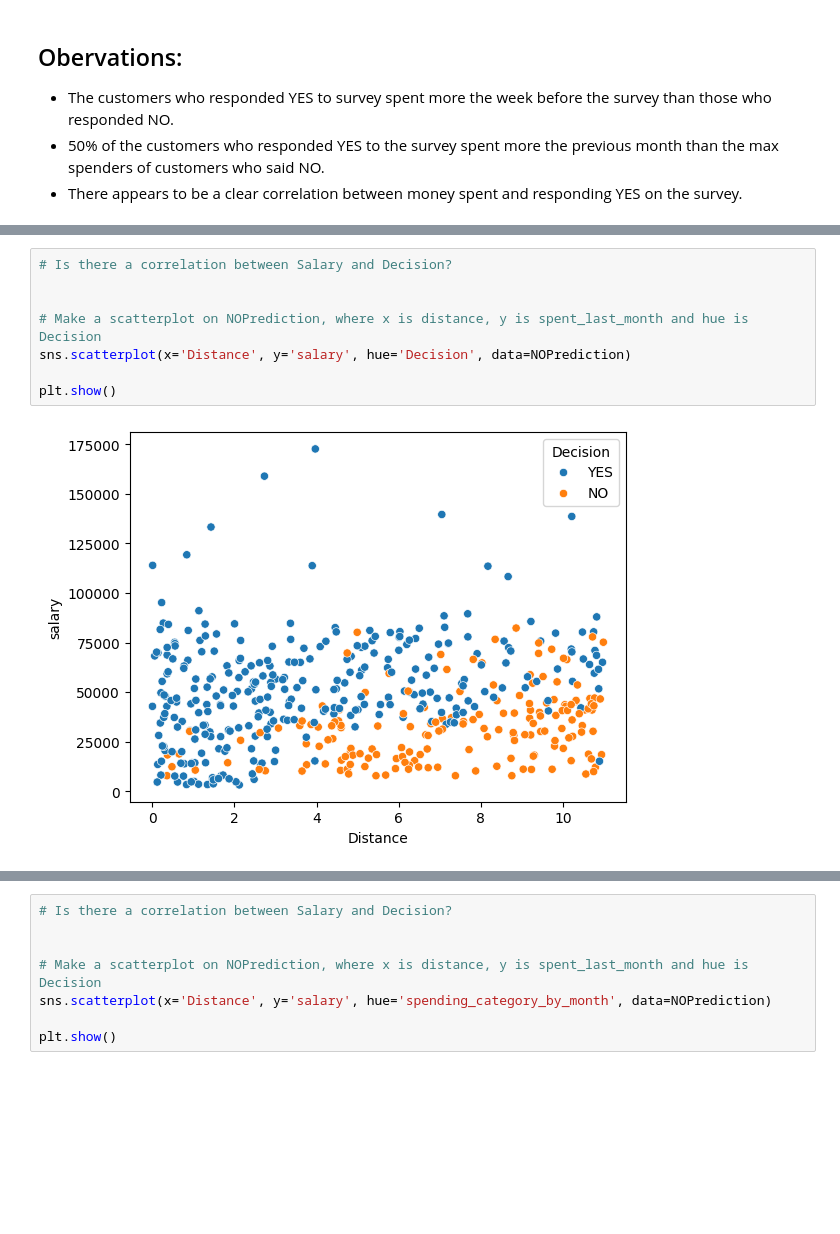
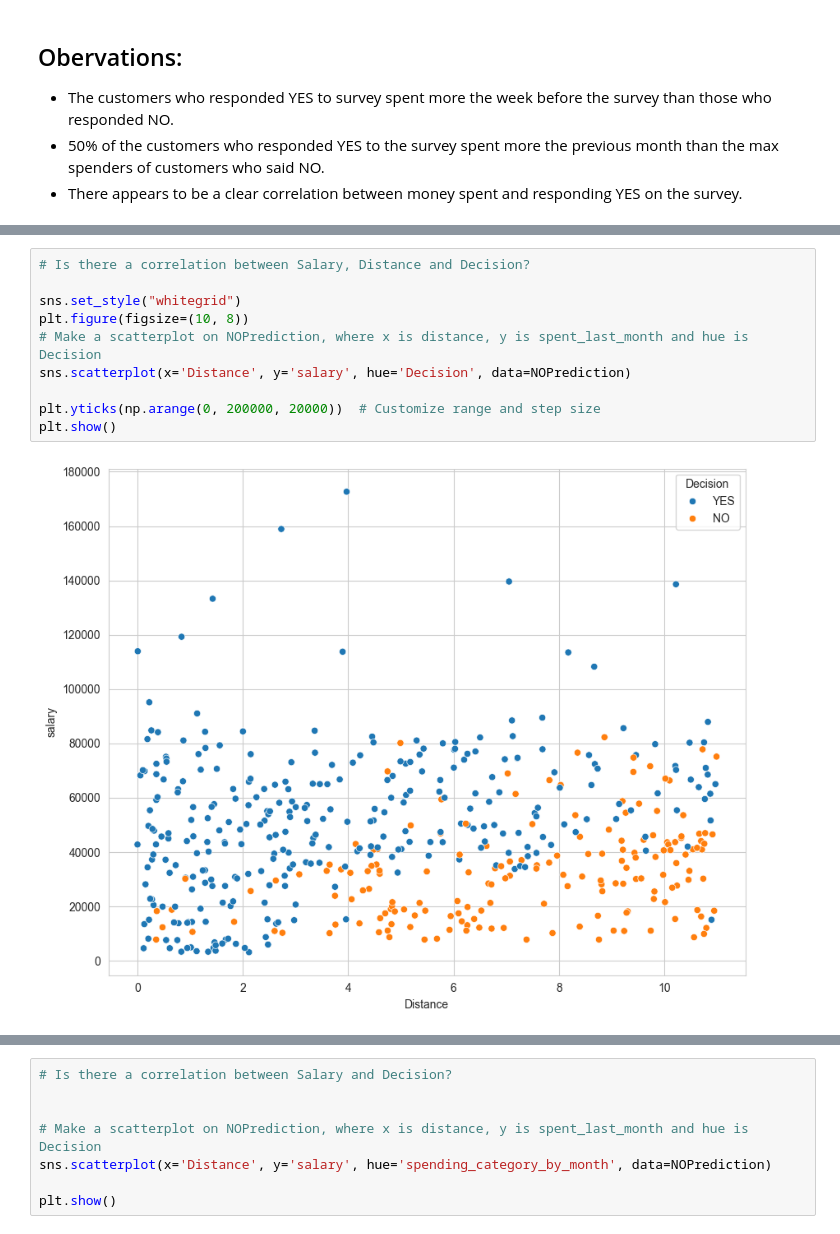
Before and after one commit to Xninety-nine/Springboard, a Jupyter notebook: Coffee Case Study.ipynb, the cells around one changed output, grey strips where cells are left out. Drawn from its saved outputs; the diff is of its cells as text; blank space fills up the shorter version.

```diff
--- a/Coffee Case Study.ipynb
+++ b/Coffee Case Study.ipynb
@@ -512,10 +532,12 @@ plt.show()
 # %%
-# Is there a correlation between Salary and Decision?
+# Is there a correlation between Salary, Distance and Decision?
 
-
+sns.set_style("whitegrid")
+plt.figure(figsize=(10, 8))
 # Make a scatterplot on NOPrediction, where x is distance, y is spent_last_month and hue is Decision
 sns.scatterplot(x='Distance', y='salary', hue='Decision', data=NOPrediction)
 
+plt.yticks(np.arange(0, 200000, 20000))  # Customize range and step size
 plt.show()
 # %% [output]
-[figure, old version]
+[figure, new version]
```
Also changed, not shown: parts of 47 cells of this notebook.
